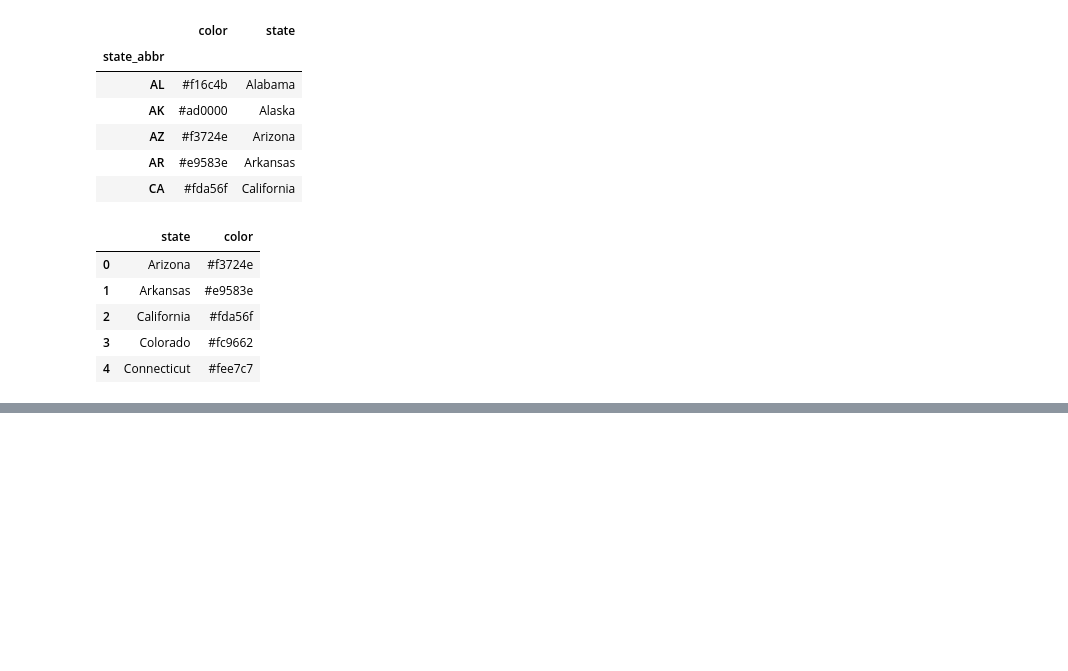
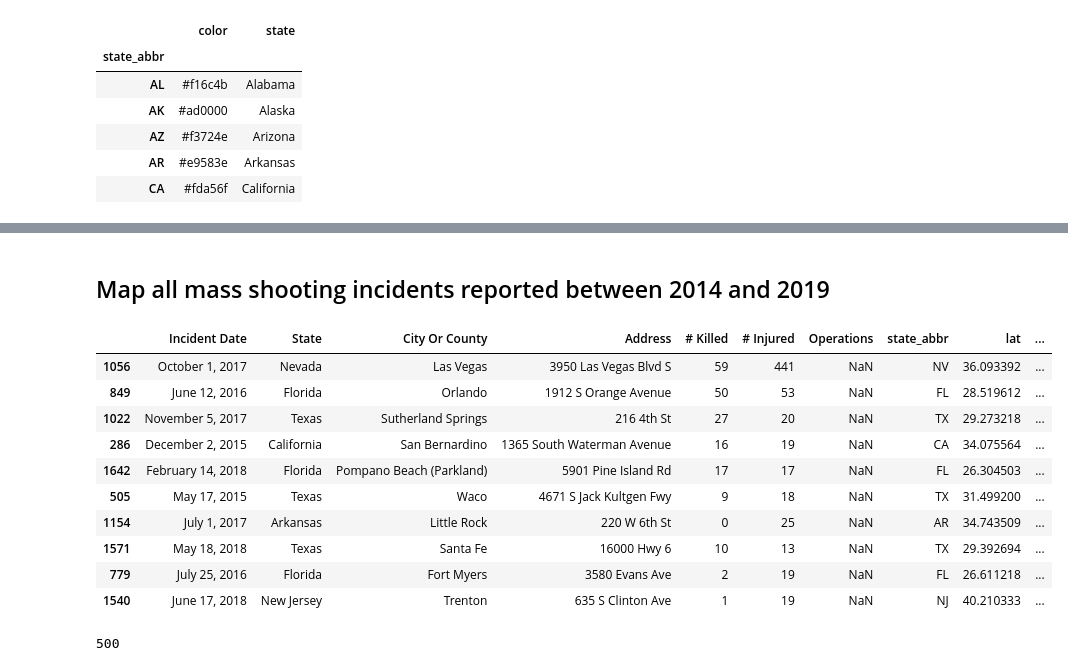
Before and after one commit to gilbertduenas/Data_Viz_Project, a Jupyter notebook: crime_explore/crime_analysis.ipynb, the cells around one changed output, grey strips where cells are left out. Cells and saved outputs as stored; diff of their text form; code cells hidden in the pictures; blank space fills up the shorter version.

```diff
--- a/crime_explore/crime_analysis.ipynb
+++ b/crime_explore/crime_analysis.ipynb
@@ -105,11 +138,2 @@ state_order = pd.DataFrame(pd.Series(st), columns = ['state'])
 df = state_order.merge(state_color, on = 'state')
-# %%
-df.head()
-# %% [output]
-|  | state | color |
-| 0 | Arizona | #f3724e |
-| 1 | Arkansas | #e9583e |
-| 2 | California | #fda56f |
-| 3 | Colorado | #fc9662 |
-| 4 | Connecticut | #fee7c7 |
 # %%
@@ -122,3 +146,28 @@ fig.add_layer(states_layer)
 fig
 # %% [output]
 [interactive output not drawn]
+# %% [markdown]
+## Map all mass shooting incidents reported between 2014 and 2019
+# %%
+shootings = pd.read_csv('data/shootings_all_years.csv')
+shootings['Total Victims Count'] = shootings['# Killed'] + shootings['# Injured']
+most_victims = shootings.sort_values(by = ['Total Victims Count'], ascending = False)
+most_victims.head(10)
+# %% [output]
+|  | Incident Date | State | City Or County | Address | # Killed | # Injured | Operations | state_abbr | lat | ... |
+| 1056 | October 1, 2017 | Nevada | Las Vegas | 3950 Las Vegas Blvd S | 59 | 441 | NaN | NV | 36.093392 | ... |
+| 849 | June 12, 2016 | Florida | Orlando | 1912 S Orange Avenue | 50 | 53 | NaN | FL | 28.519612 | ... |
+| 1022 | November 5, 2017 | Texas | Sutherland Springs | 216 4th St | 27 | 20 | NaN | TX | 29.273218 | ... |
+| 286 | December 2, 2015 | California | San Bernardino | 1365 South Waterman Avenue | 16 | 19 | NaN | CA | 34.075564 | ... |
+| 1642 | February 14, 2018 | Florida | Pompano Beach (Parkland) | 5901 Pine Island Rd | 17 | 17 | NaN | FL | 26.304503 | ... |
+| 505 | May 17, 2015 | Texas | Waco | 4671 S Jack Kultgen Fwy | 9 | 18 | NaN | TX | 31.499200 | ... |
+| 1154 | July 1, 2017 | Arkansas | Little Rock | 220 W 6th St | 0 | 25 | NaN | AR | 34.743509 | ... |
+| 1571 | May 18, 2018 | Texas | Santa Fe | 16000 Hwy 6 | 10 | 13 | NaN | TX | 29.392694 | ... |
+| 779 | July 25, 2016 | Florida | Fort Myers | 3580 Evans Ave | 2 | 19 | NaN | FL | 26.611218 | ... |
+| 1540 | June 17, 2018 | New Jersey | Trenton | 635 S Clinton Ave | 1 | 19 | NaN | NJ | 40.210333 | ... |
+# %%
+locations = [tuple(coord) for coord in shootings[['lat', 'lon']].values]
+victims = list(shootings['Total Victims Count'])
+max(victims)
+# %% [output]
+500
```
Also changed, not shown: parts of 22 cells of this notebook, 8 other files.
